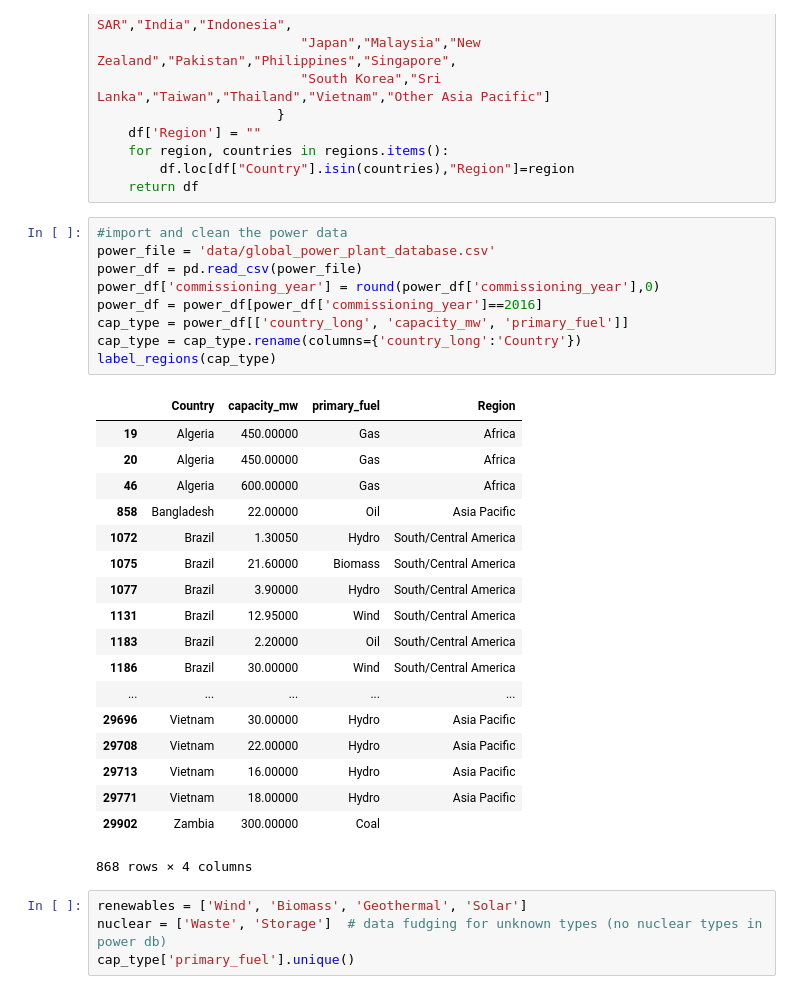
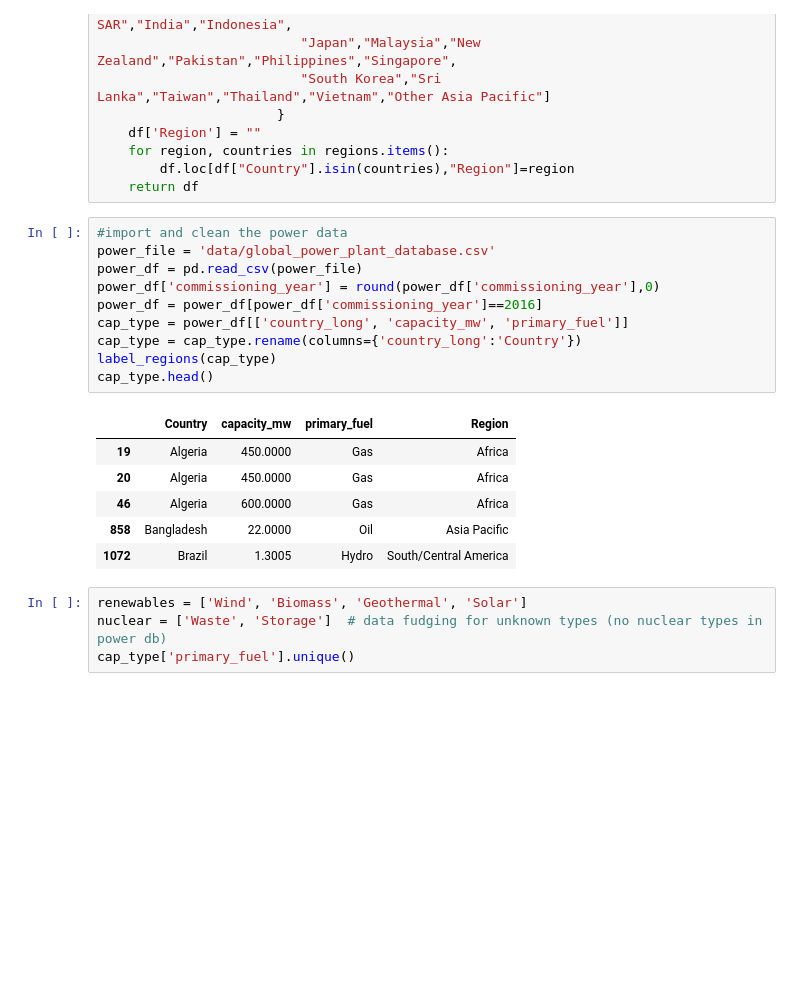
Before and after one commit to gabigham/dagger, a Jupyter notebook: USvsWorld.ipynb, the cells around one changed output. Cells and saved outputs as stored; diff of their text form; blank space fills up the shorter version.

```diff
--- a/USvsWorld.ipynb
+++ b/USvsWorld.ipynb
@@ -33,31 +33,20 @@ def label_regions(df):
 # %%
 #import and clean the power data
 power_file = 'data/global_power_plant_database.csv'
 power_df = pd.read_csv(power_file)
 power_df['commissioning_year'] = round(power_df['commissioning_year'],0)
 power_df = power_df[power_df['commissioning_year']==2016]
 cap_type = power_df[['country_long', 'capacity_mw', 'primary_fuel']]
 cap_type = cap_type.rename(columns={'country_long':'Country'})
 label_regions(cap_type)
+cap_type.head()
 # %% [output]
 |  | Country | capacity_mw | primary_fuel | Region |
-| 19 | Algeria | 450.00000 | Gas | Africa |
-| 20 | Algeria | 450.00000 | Gas | Africa |
-| 46 | Algeria | 600.00000 | Gas | Africa |
-| 858 | Bangladesh | 22.00000 | Oil | Asia Pacific |
-| 1072 | Brazil | 1.30050 | Hydro | South/Central America |
-| 1075 | Brazil | 21.60000 | Biomass | South/Central America |
-| 1077 | Brazil | 3.90000 | Hydro | South/Central America |
-| 1131 | Brazil | 12.95000 | Wind | South/Central America |
-| 1183 | Brazil | 2.20000 | Oil | South/Central America |
-| 1186 | Brazil | 30.00000 | Wind | South/Central America |
-| ... | ... | ... | ... | ... |
-| 29696 | Vietnam | 30.00000 | Hydro | Asia Pacific |
-| 29708 | Vietnam | 22.00000 | Hydro | Asia Pacific |
-| 29713 | Vietnam | 16.00000 | Hydro | Asia Pacific |
-| 29771 | Vietnam | 18.00000 | Hydro | Asia Pacific |
-| 29902 | Zambia | 300.00000 | Coal |  |
+| 19 | Algeria | 450.0000 | Gas | Africa |
+| 20 | Algeria | 450.0000 | Gas | Africa |
+| 46 | Algeria | 600.0000 | Gas | Africa |
+| 858 | Bangladesh | 22.0000 | Oil | Asia Pacific |
+| 1072 | Brazil | 1.3005 | Hydro | South/Central America |
-868 rows × 4 columns
 # %%
 renewables = ['Wind', 'Biomass', 'Geothermal', 'Solar']
 nuclear = ['Waste', 'Storage']  # data fudging for unknown types (no nuclear types in power db)
```
Also changed, not shown: parts of 4 cells of this notebook.
